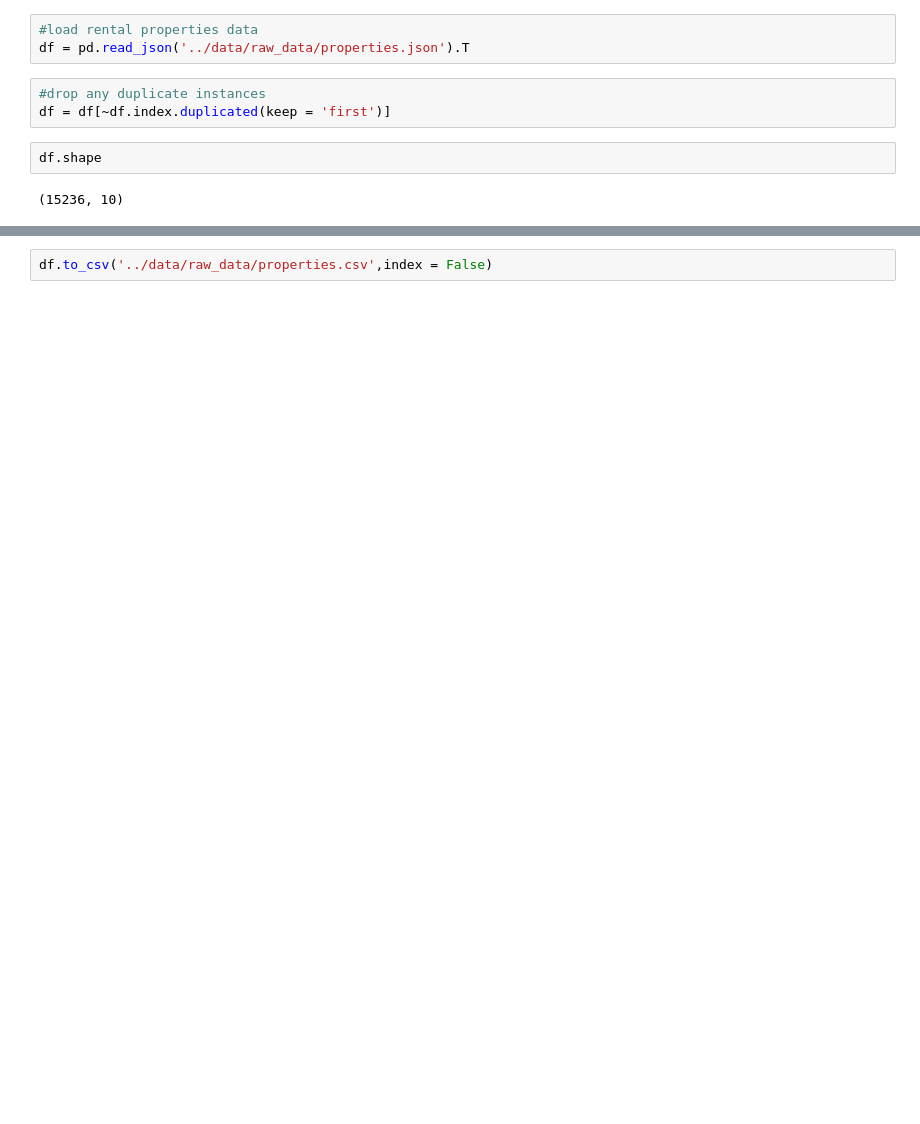
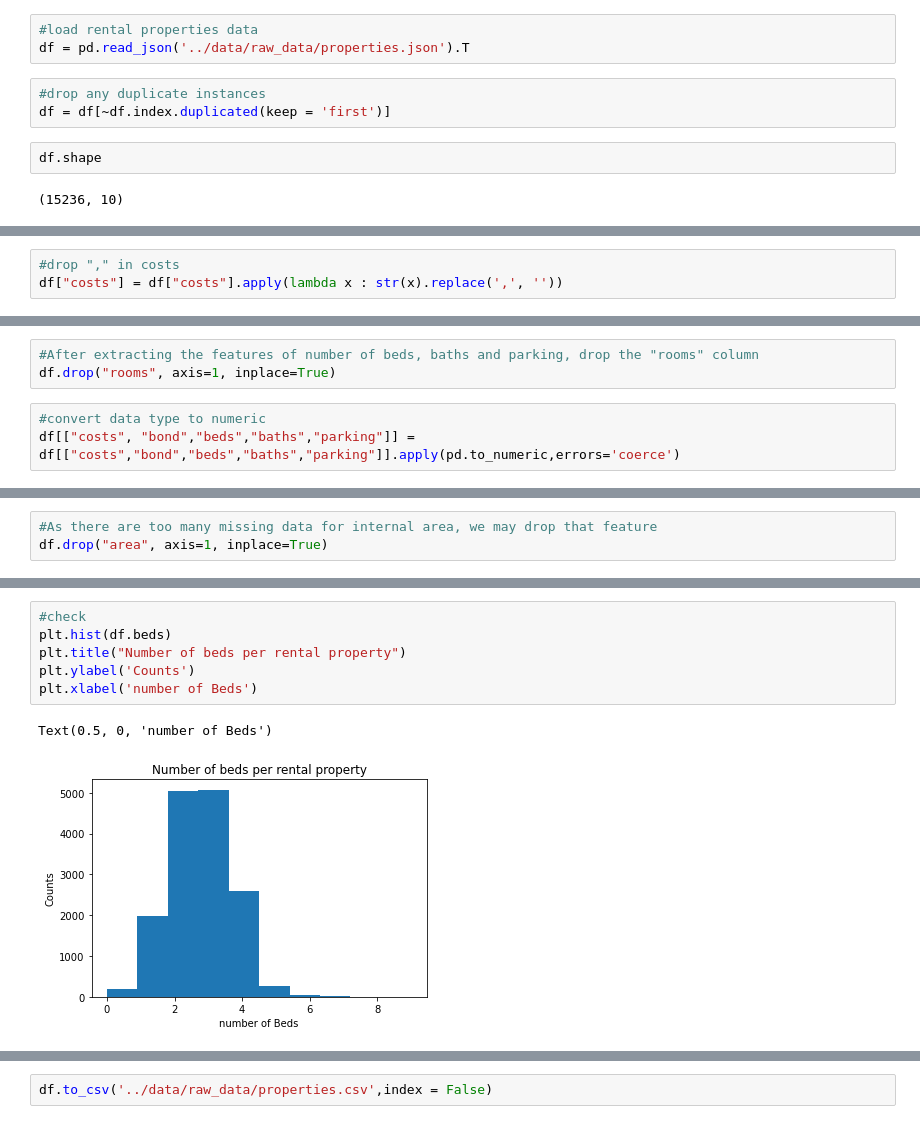
Before and after one commit to MAST30034-Applied-Data-Science/generic-real-estate-consulting-project-group37, a Jupyter notebook: notebooks/properties.ipynb, the cells around one changed output, grey strips where cells are left out. Drawn from its saved outputs; the diff is of its cells as text; blank space fills up the shorter version.

Commit message:
property data preprocessing

```diff
--- a/notebooks/properties.ipynb
+++ b/notebooks/properties.ipynb
@@ -14 +30,4 @@ df.shape
+# %%
+#drop "," in costs
+df["costs"] = df["costs"].apply(lambda x : str(x).replace(',', ''))
 # %%
@@ -19,3 +37,9 @@ rooms = ["beds","baths","parking"]
 for i in range(len(rooms)):
     df[rooms[i]] = df["rooms"].str[i].str[0].str.extract(r'(\d+)')
     df[rooms[i]] = df[rooms[i]].fillna(0)
+# %%
+#After extracting the features of number of beds, baths and parking, drop the "rooms" column
+df.drop("rooms", axis=1, inplace=True)
+# %%
+#convert data type to numeric
+df[["costs", "bond","beds","baths","parking"]] = df[["costs","bond","beds","baths","parking"]].apply(pd.to_numeric,errors='coerce')
@@ -21,0 +64,3 @@ for i in range(len(rooms)):
+# %%
+#As there are too many missing data for internal area, we may drop that feature
+df.drop("area", axis=1, inplace=True)
@@ -21,0 +93,9 @@ for i in range(len(rooms)):
+# %%
+#check
+plt.hist(df.beds)
+plt.title("Number of beds per rental property")
+plt.ylabel('Counts')
+plt.xlabel('number of Beds')
+# %% [output]
+Text(0.5, 0, 'number of Beds')
+[figure, added]
```
Also changed, not shown: parts of 11 cells of this notebook, 1 other file.
